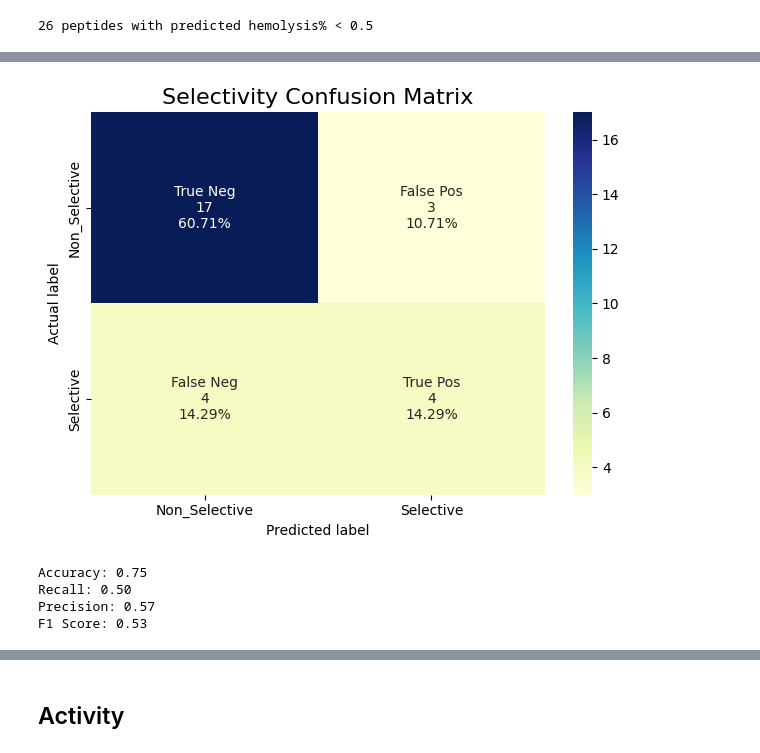
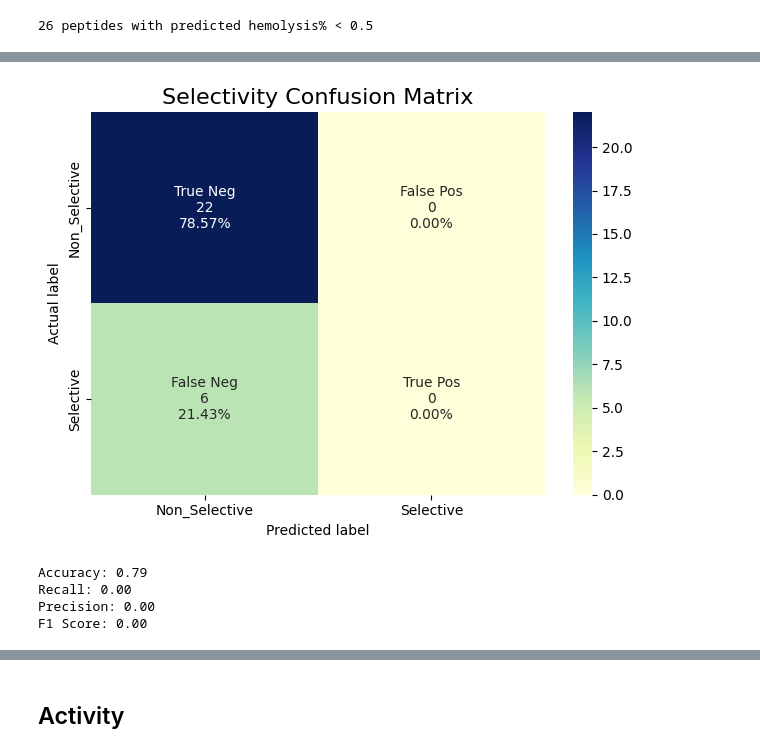
Before and after one commit to ziul-bio/DMS_ML_AMP, a Jupyter notebook: 07_AMP_predictions_v02.ipynb, the cells around one changed output, grey strips where cells are left out. Saved outputs shown, nothing was run; the diff lists cells and outputs as text; code cells hidden in the pictures.

```diff
--- a/07_AMP_predictions_v02.ipynb
+++ b/07_AMP_predictions_v02.ipynb
@@ -849,9 +817,7 @@ def convert_mic(mic_value):
         return float(mic_value)
 # %%
 # load meta_data with mutations on PG1
-meta_data = pd.read_excel('data/pg1_muts_validation_set.xlsx')
-meta_data.rename(columns={'Unnamed: 0': 'ID2'}, inplace=True)
-
+meta_data = pd.read_csv('results/predictions_MIC_SEL_HEMO_models_PG1_1-3mut_validation_set_v01.csv', index_col=0)
 meta_data
 # %% [output]
 |  | ID2 | Sequence | RGGRLCYCRRRFCVCVGR | Select | Charge | ID | group | MIC MH | %hemo | ... |
@@ -1019,19 +1004,19 @@ X = pca.transform(features)
 sel_svr = joblib.load('models/model_v02_SVR15_esm2_15B_selectivity_regression.pkl')
 # %%
-res = data.iloc[:,:meta_data.shape[1]]
+res_sel = data.iloc[:,:meta_data.shape[1]]
 # calculates the selectivity score
 pred = sel_svr.predict(X)
-res['selectivity_pred']= pred
+res_sel['selectivity_pred_v02']= pred
 
 #number of peptides with hemolysis score < 1
-print(f"{res.query('selectivity_pred < 1').shape[0]} peptides with predicted hemolysis% < 0.5")
+print(f"{res_sel.query('selectivity_pred_v02 < 1').shape[0]} peptides with predicted hemolysis% < 0.5")
 # %% [output]
 26 peptides with predicted hemolysis% < 0.5
 # %%
-res = res[~res['L10Select'].isna()]
+res = res_sel[~res_sel['L10Select'].isna()]
 # Model evaluation on test data
 true_sel = res['L10Select']
-pred_sel = res['selectivity_pred']
+pred_sel = res['selectivity_pred_v02']
 
 r2 = metrics.r2_score(true_sel, pred_sel)
 mae = metrics.mean_absolute_error(true_sel, pred_sel)
@@ -1051,30 +1036,30 @@ Spearman correlation coefficient: 0.30
 P-value: 0.12
 # %%
 #confusion_matrix,
-true = [1 if x<=0.7 else 0 for x in true_sel]
-pred = [1 if x<=0.7 else 0 for x in pred_sel]
+true = [1 if x<=0.5 else 0 for x in true_sel]
+pred = [1 if x<=0.5 else 0 for x in pred_sel]
 
 conf_m = metrics.confusion_matrix(true, pred)
 
 group_names = ['True Neg','False Pos','False Neg','True Pos']
 
 group_counts = ["{0:0.0f}".format(value) for value in conf_m.flatten()]
 
 group_percentages = ["{0:.2%}".format(value) for value in conf_m.flatten()/np.sum(conf_m)]
 
 labels = [f"{v1}\n{v2}\n{v3}" for v1, v2, v3 in zip(group_names,group_counts,group_percentages)]
 
 labels = np.asarray(labels).reshape(2,2)
 
 
 labelsx = ['Non_Selective', 'Selective']
 sns.heatmap(conf_m, annot=labels, fmt='', cmap="YlGnBu", yticklabels=labelsx, xticklabels=labelsx)
 plt.title('Selectivity Confusion Matrix', fontsize=16)
 plt.ylabel('Actual label')
 plt.xlabel('Predicted label')
 plt.tight_layout()
 # %% [output]
-[figure, old version]
+[figure, new version]
 # %%
 accuracy = metrics.accuracy_score(true, pred)
 recall = metrics.recall_score(true, pred)
@@ -1086,7 +1071,7 @@ print(f'Recall: {recall:.2f}')
 print(f'Precision: {precision:.2f}')
 print(f'F1 Score: {f1_score:.2f}')
 # %% [output]
-Accuracy: 0.75
-Recall: 0.50
-Precision: 0.57
-F1 Score: 0.53
+Accuracy: 0.79
+Recall: 0.00
+Precision: 0.00
+F1 Score: 0.00
```
Also changed, not shown: parts of 29 cells of this notebook, 3 other files.
